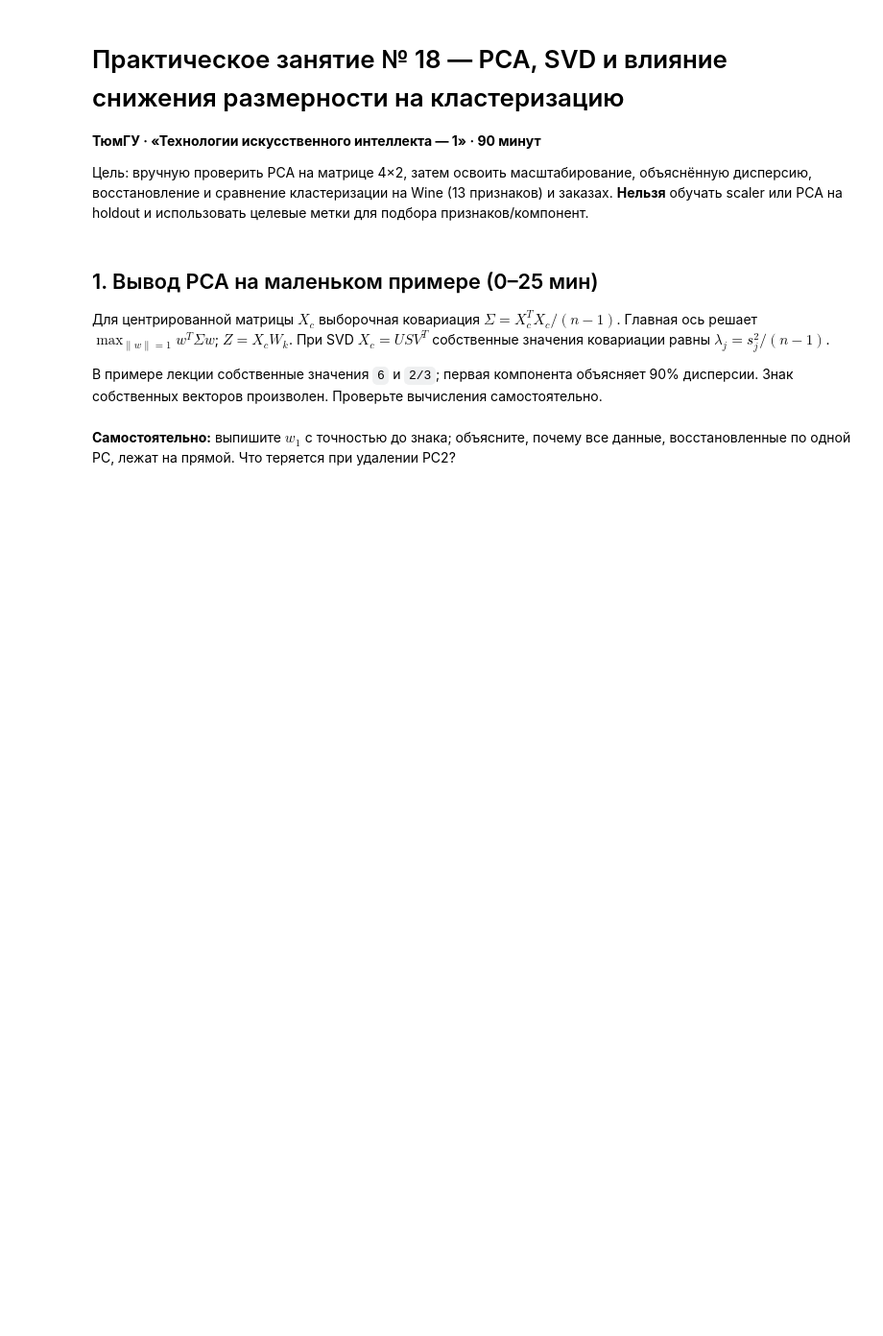
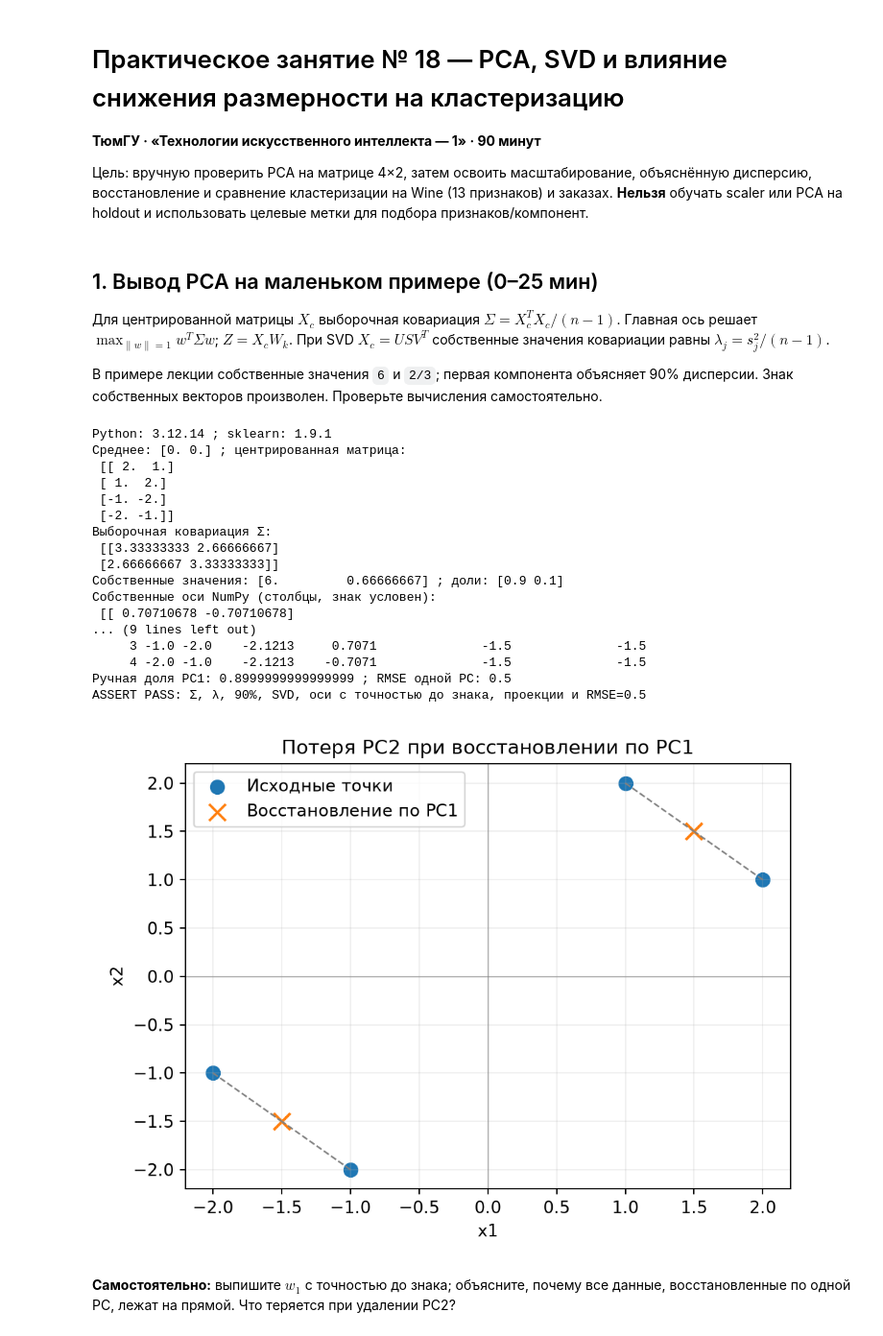
Before and after one commit to Vladislav-Evg-Sid/utmn-master-degree, a Jupyter notebook: tii/lb18/18_student.ipynb, the cells around one changed output. Shown at 96% size. Saved outputs shown, nothing was run; the diff lists cells and outputs as text; code cells hidden in the pictures; blank space fills up the shorter version.

```diff
--- a/tii/lb18/18_student.ipynb
+++ b/tii/lb18/18_student.ipynb
@@ -11,36 +11,78 @@
 # %%
 import sys, numpy as np, pandas as pd, matplotlib.pyplot as plt
 from pathlib import Path
+from IPython.display import display, Image
 from sklearn.datasets import load_wine
 from sklearn.model_selection import train_test_split
 from sklearn.preprocessing import StandardScaler
 from sklearn.decomposition import PCA
-from sklearn.pipeline import Pipeline
 from sklearn.cluster import KMeans
-from sklearn.metrics import silhouette_score, adjusted_rand_score, mean_squared_error
-print('Python:',sys.version.split()[0]); import sklearn; print('sklearn:',sklearn.__version__)
+from sklearn.metrics import silhouette_score, adjusted_rand_score
+import sklearn
+print('Python:',sys.version.split()[0],'; sklearn:',sklearn.__version__)
 
 X_small=np.array([[2.,1.],[1.,2.],[-1.,-2.],[-2.,-1.]])
-X_c=X_small-X_small.mean(axis=0)
-Sigma=X_c.T @ X_c/(len(X_c)-1)
+mean_small=X_small.mean(axis=0)
+X_c=X_small-mean_small
+Sigma=X_c.T@X_c/(len(X_c)-1)
 eigvals,eigvecs=np.linalg.eigh(Sigma)
-order=np.argsort(eigvals)[::-1]; eigvals=eigvals[order]; eigvecs=eigvecs[:,order]
+order=np.argsort(eigvals)[::-1];eigvals=eigvals[order];eigvecs=eigvecs[:,order]
+w1=np.array([1.,1.])/np.sqrt(2);w2=np.array([1.,-1.])/np.sqrt(2)
+W=np.column_stack([w1,w2])
+manual_scores=X_c@W
+manual_rec=np.outer(manual_scores[:,0],w1)+mean_small
+manual_rmse=float(np.sqrt(np.mean((X_small-manual_rec)**2)))
 U,S,Vt=np.linalg.svd(X_c,full_matrices=False)
-print('Среднее:',X_small.mean(axis=0));print('Ковариационная матрица:\n',Sigma)
-print('Собственные значения:',eigvals,'Доли:',eigvals/eigvals.sum())
-print('SVD singular values:',S,'S**2/(n-1):',S**2/(len(X_small)-1))
+pca_small=PCA(n_components=1).fit(X_small)
+sk_scores=pca_small.transform(X_small)
+sk_rec=pca_small.inverse_transform(sk_scores)
+print('Среднее:',mean_small,'; центрированная матрица:\n',X_c)
+print('Выборочная ковариация Σ:\n',Sigma)
+print('Собственные значения:',eigvals,'; доли:',eigvals/eigvals.sum())
+print('Собственные оси NumPy (столбцы, знак условен):\n',eigvecs)
+print('Ручные оси w1, w2 (столбцы):\n',W)
+print('Сингулярные значения:',S,'; S²/(n−1):',S**2/(len(X_small)-1))
+manual_table=pd.DataFrame({'point':range(1,5),'x1':X_small[:,0],'x2':X_small[:,1],
+                           'score_PC1':manual_scores[:,0],'score_PC2':manual_scores[:,1],
+                           'recovered_x1_PC1':manual_rec[:,0],'recovered_x2_PC1':manual_rec[:,1]})
+print('Проекции и восстановление каждой точки:\n',manual_table.round(4).to_string(index=False))
+print('Ручная доля PC1:',eigvals[0]/eigvals.sum(),'; RMSE одной PC:',manual_rmse)
+assert np.allclose(Sigma,np.array([[10,8],[8,10]])/3)
 assert np.allclose(eigvals,[6,2/3]) and np.isclose(eigvals[0]/eigvals.sum(),.9)
 assert np.allclose(eigvals,S**2/(len(X_small)-1))
-pca_small=PCA(n_components=1).fit(X_small)
-proj=pca_small.transform(X_small); recovered=pca_small.inverse_transform(proj)
-rmse_small=np.sqrt(np.mean((X_small-recovered)**2))
-print('RMSE восстановления по одной PC:',round(rmse_small,4))
-fig,ax=plt.subplots(figsize=(6,4.6));ax.scatter(X_small[:,0],X_small[:,1],s=65,label='Исходные')
-ax.scatter(recovered[:,0],recovered[:,1],marker='x',s=100,label='Восстановленные по PC1')
+assert np.allclose(np.abs(eigvecs.T@W),np.eye(2),atol=1e-10)
+assert np.isclose(manual_rmse,.5) and np.allclose(manual_rec,sk_rec)
+assert np.allclose(np.abs(sk_scores[:,0]),np.abs(manual_scores[:,0]))
+print('ASSERT PASS: Σ, λ, 90%, SVD, оси с точностью до знака, проекции и RMSE=0.5')
+manual_table.to_csv('18_small_manual.csv',index=False,encoding='utf-8-sig')
+fig,ax=plt.subplots(figsize=(6,4.5))
+ax.scatter(X_small[:,0],X_small[:,1],s=65,label='Исходные точки')
+ax.scatter(manual_rec[:,0],manual_rec[:,1],marker='x',s=100,label='Восстановление по PC1')
 for i in range(len(X_small)):
-    ax.plot([X_small[i,0],recovered[i,0]],[X_small[i,1],recovered[i,1]],'--',lw=1,color='gray')
+    ax.plot([X_small[i,0],manual_rec[i,0]],[X_small[i,1],manual_rec[i,1]],'--',lw=1,color='gray')
 ax.axhline(0,c='gray',lw=.5);ax.axvline(0,c='gray',lw=.5)
-ax.set(xlabel='x1',ylabel='x2',title='Проекция на PC1 и обратное восстановление');ax.legend();ax.grid(alpha=.2);plt.show()
+ax.set(xlabel='x1',ylabel='x2',title='Потеря PC2 при восстановлении по PC1');ax.legend();ax.grid(alpha=.2)
+fig.tight_layout();fig.savefig('18_small_reconstruction.png',dpi=170)
+display(Image(filename='18_small_reconstruction.png'));plt.close(fig)
+# %% [output]
+Python: 3.12.14 ; sklearn: 1.9.1
+Среднее: [0. 0.] ; центрированная матрица:
+ [[ 2.  1.]
+ [ 1.  2.]
+ [-1. -2.]
+ [-2. -1.]]
+Выборочная ковариация Σ:
+ [[3.33333333 2.66666667]
+ [2.66666667 3.33333333]]
+Собственные значения: [6.         0.66666667] ; доли: [0.9 0.1]
+Собственные оси NumPy (столбцы, знак условен):
+ [[ 0.70710678 -0.70710678]
+... (9 lines left out)
+     3 -1.0 -2.0    -2.1213     0.7071              -1.5              -1.5
+     4 -2.0 -1.0    -2.1213    -0.7071              -1.5              -1.5
+Ручная доля PC1: 0.8999999999999999 ; RMSE одной PC: 0.5
+ASSERT PASS: Σ, λ, 90%, SVD, оси с точностью до знака, проекции и RMSE=0.5
+[figure, added]
 # %% [markdown]
 **Самостоятельно:** выпишите $w_1$ с точностью до знака; объясните, почему все данные, восстановленные по одной PC, лежат на прямой. Что теряется при удалении PC2?
 # %% [markdown]
```
Also changed, not shown: parts of 5 cells of this notebook, 14 other files.
